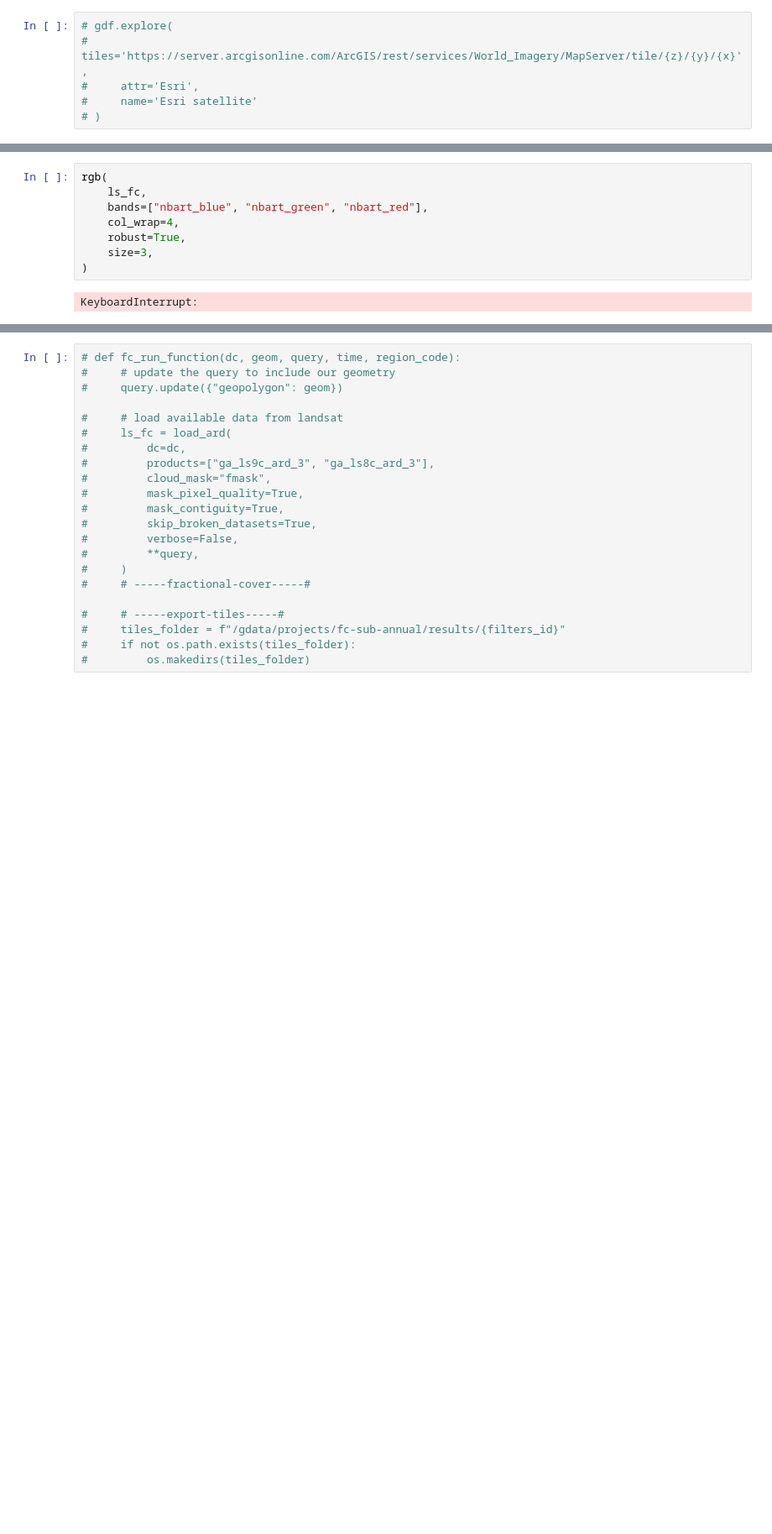
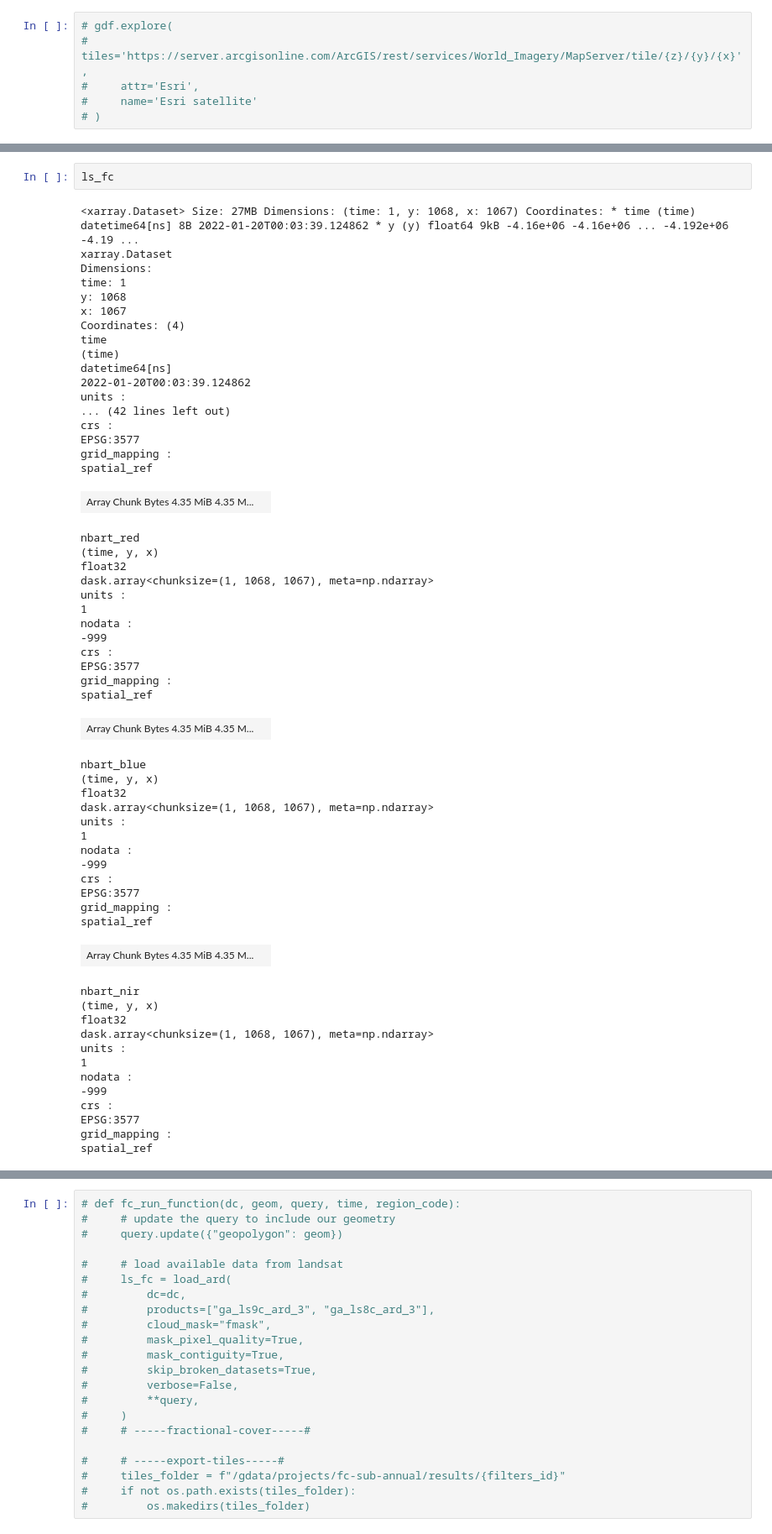
Before and after one commit to jennaguffogg/fc-sub-annual, a Jupyter notebook: notebooks/fc-landsat-exploration.ipynb, the cells around one changed output, grey strips where cells are left out. Shown at 84% size. Saved outputs shown, nothing was run; the diff lists cells and outputs as text; blank space fills up the shorter version.

```diff
--- a/notebooks/fc-landsat-exploration.ipynb
+++ b/notebooks/fc-landsat-exploration.ipynb
@@ -137,10 +242,59 @@ Returning 4 time steps as a dask array
 # %%
-rgb(
-    ls_fc,
-    bands=["nbart_blue", "nbart_green", "nbart_red"],
-    col_wrap=4,
-    robust=True,
-    size=3,
-)
+ls_fc
 # %% [output]
-KeyboardInterrupt:
+<xarray.Dataset> Size: 27MB Dimensions: (time: 1, y: 1068, x: 1067) Coordinates: * time (time) datetime64[ns] 8B 2022-01-20T00:03:39.124862 * y (y) float64 9kB -4.16e+06 -4.16e+06 ... -4.192e+06 -4.19 ...
+xarray.Dataset
+Dimensions:
+time: 1
+y: 1068
+x: 1067
+Coordinates: (4)
+time
+(time)
+datetime64[ns]
+2022-01-20T00:03:39.124862
+units :
+... (42 lines left out)
+crs :
+EPSG:3577
+grid_mapping :
+spatial_ref
+| Array Chunk Bytes 4.35 MiB 4.35 M... |  |
+nbart_red
+(time, y, x)
+float32
+dask.array<chunksize=(1, 1068, 1067), meta=np.ndarray>
+units :
+1
+nodata :
+-999
+crs :
+EPSG:3577
+grid_mapping :
+spatial_ref
+| Array Chunk Bytes 4.35 MiB 4.35 M... |  |
+nbart_blue
+(time, y, x)
+float32
+dask.array<chunksize=(1, 1068, 1067), meta=np.ndarray>
+units :
+1
+nodata :
+-999
+crs :
+EPSG:3577
+grid_mapping :
+spatial_ref
+| Array Chunk Bytes 4.35 MiB 4.35 M... |  |
+nbart_nir
+(time, y, x)
+float32
+dask.array<chunksize=(1, 1068, 1067), meta=np.ndarray>
+units :
+1
+nodata :
+-999
+crs :
+EPSG:3577
+grid_mapping :
+spatial_ref
```
Also changed, not shown: parts of 17 cells of this notebook.
